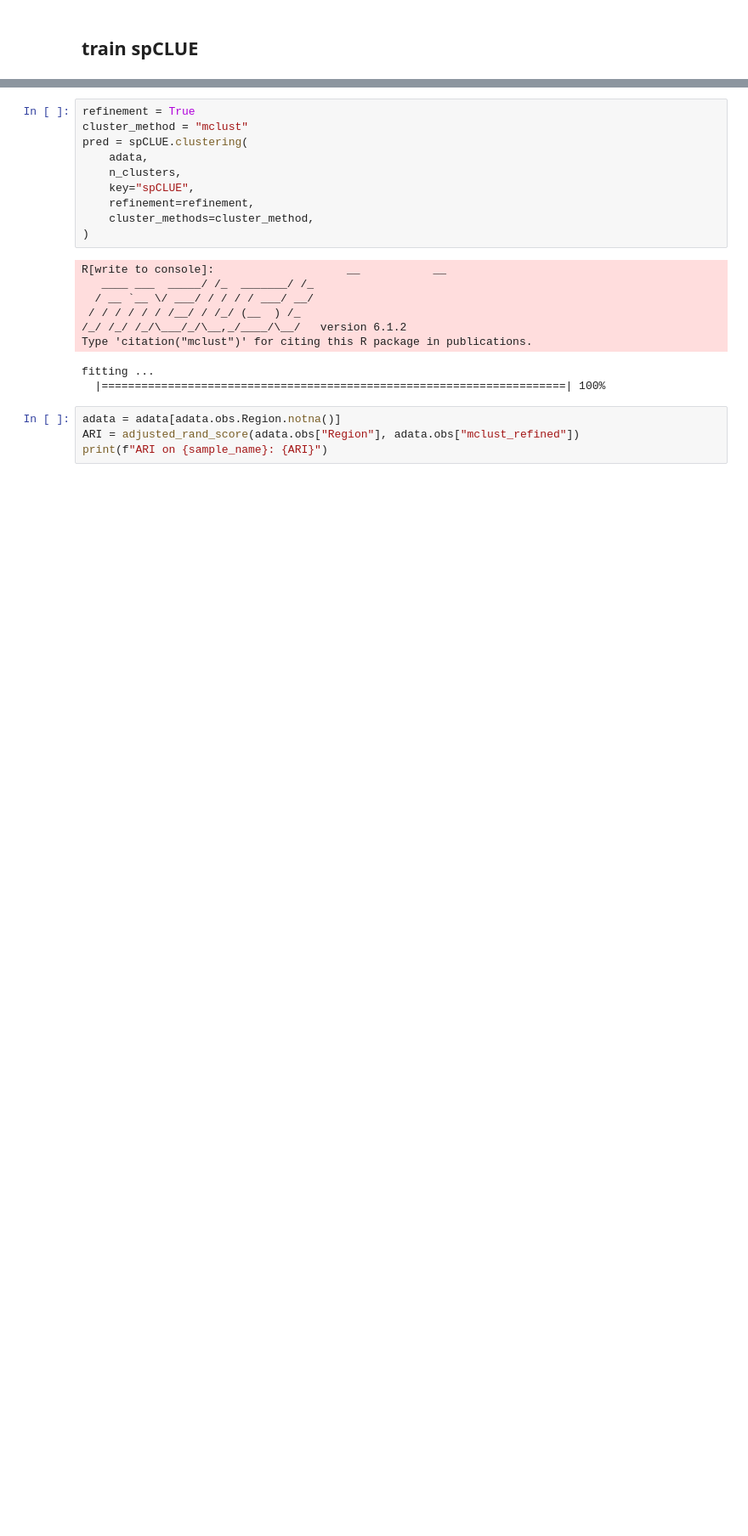
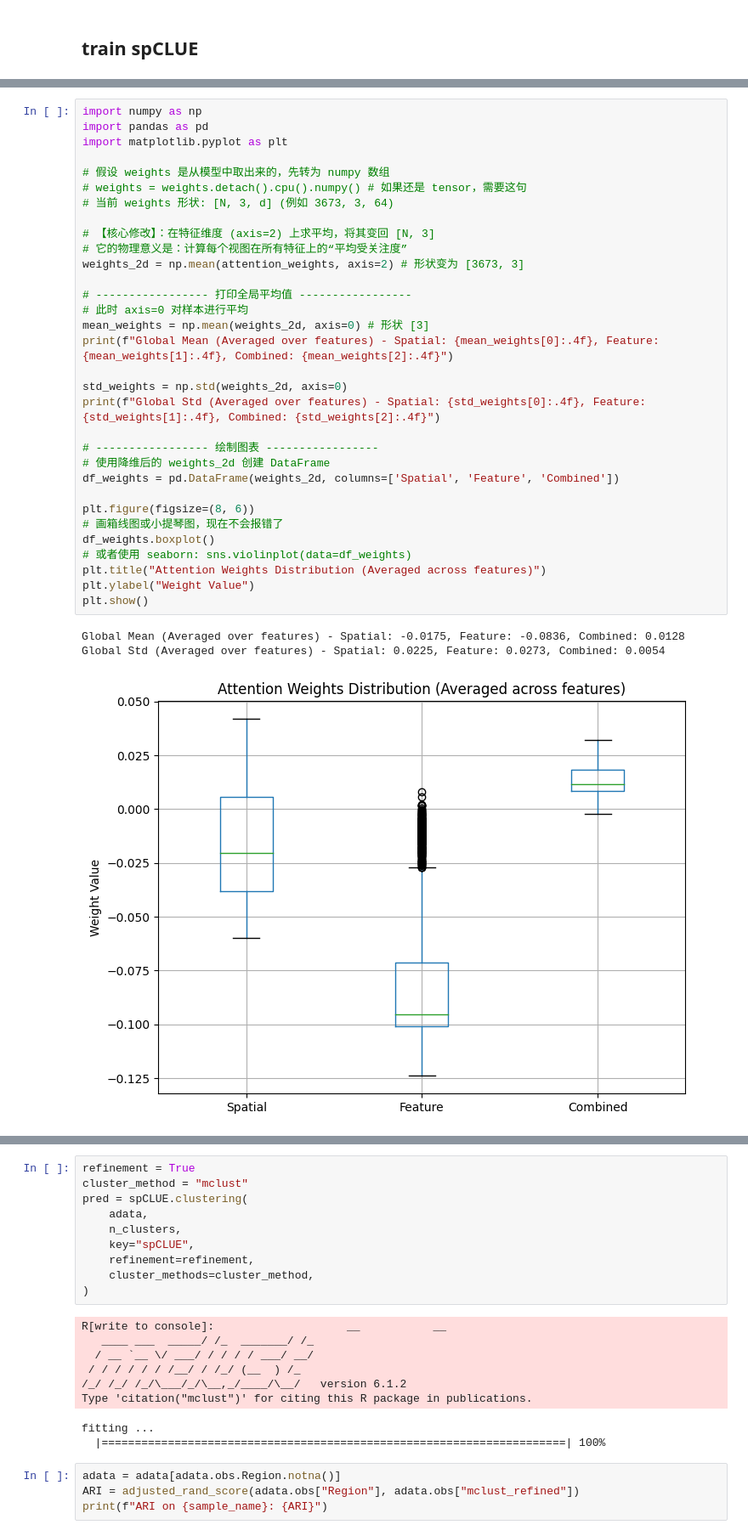
Before and after one commit to 11e11/spCLUE, a Jupyter notebook: tutorial/dlpfc.ipynb, the cells around one changed output, grey strips where cells are left out. Shown at 85% size. Cells and saved outputs as stored; diff of their text form; blank space fills up the shorter version.

```diff
--- a/tutorial/dlpfc.ipynb
+++ b/tutorial/dlpfc.ipynb
@@ -506 +198,37 @@ Training Finished =================<
+# %%
+import numpy as np
+import pandas as pd
+import matplotlib.pyplot as plt
+
+# 假设 weights 是从模型中取出来的，先转为 numpy 数组
+# weights = weights.detach().cpu().numpy() # 如果还是 tensor，需要这句
+# 当前 weights 形状: [N, 3, d] (例如 3673, 3, 64)
+
+# 【核心修改】：在特征维度 (axis=2) 上求平均，将其变回 [N, 3]
+# 它的物理意义是：计算每个视图在所有特征上的“平均受关注度”
+weights_2d = np.mean(attention_weights, axis=2) # 形状变为 [3673, 3]
+
+# ----------------- 打印全局平均值 -----------------
+# 此时 axis=0 对样本进行平均
+mean_weights = np.mean(weights_2d, axis=0) # 形状 [3]
+print(f"Global Mean (Averaged over features) - Spatial: {mean_weights[0]:.4f}, Feature: {mean_weights[1]:.4f}, Combined: {mean_weights[2]:.4f}")
+
+std_weights = np.std(weights_2d, axis=0)
+print(f"Global Std (Averaged over features) - Spatial: {std_weights[0]:.4f}, Feature: {std_weights[1]:.4f}, Combined: {std_weights[2]:.4f}")
+
+# ----------------- 绘制图表 -----------------
+# 使用降维后的 weights_2d 创建 DataFrame
+df_weights = pd.DataFrame(weights_2d, columns=['Spatial', 'Feature', 'Combined'])
+
+plt.figure(figsize=(8, 6))
+# 画箱线图或小提琴图，现在不会报错了
+df_weights.boxplot()
+# 或者使用 seaborn: sns.violinplot(data=df_weights)
+plt.title("Attention Weights Distribution (Averaged across features)")
+plt.ylabel("Weight Value")
+plt.show()
+# %% [output]
+Global Mean (Averaged over features) - Spatial: -0.0175, Feature: -0.0836, Combined: 0.0128
+Global Std (Averaged over features) - Spatial: 0.0225, Feature: 0.0273, Combined: 0.0054
+[figure, added]
 # %%
```
Also changed, not shown: parts of 18 cells of this notebook, 15 other files.
